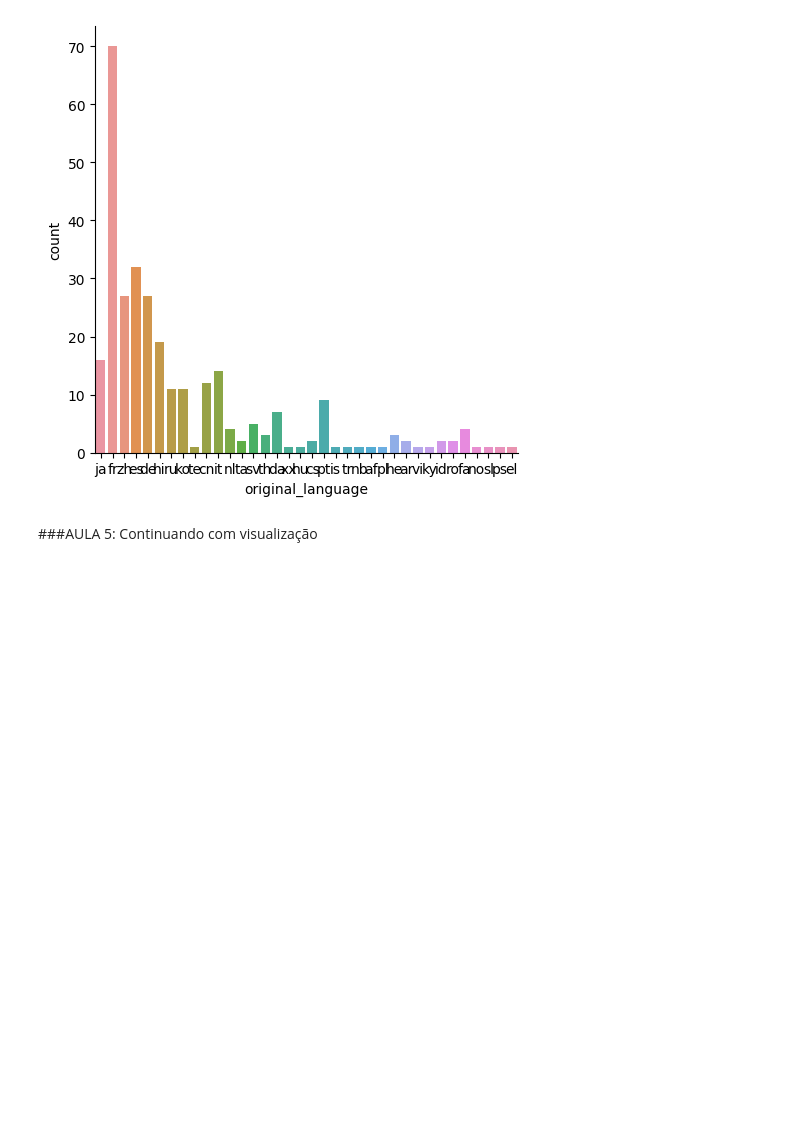
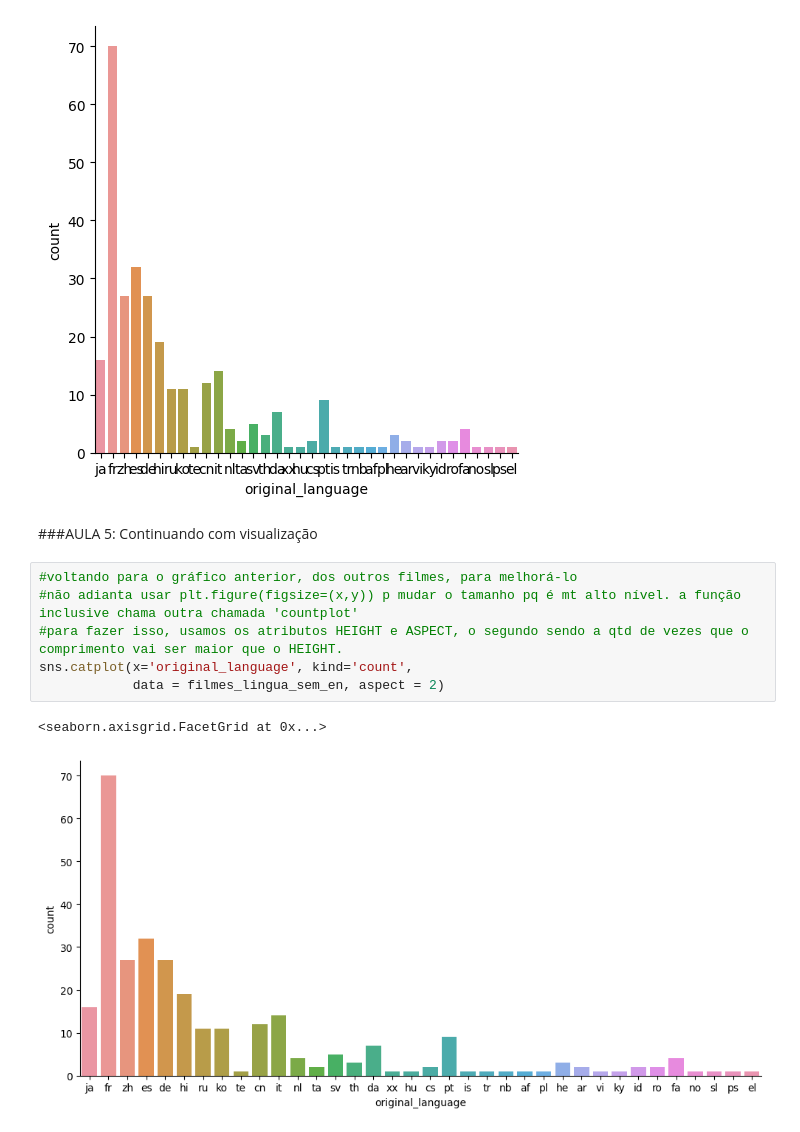
Before and after one commit to viegasgr/introDS, a Jupyter notebook: IntroDS_alura.ipynb, the cells around one changed output. Cells and saved outputs as stored; diff of their text form; blank space fills up the shorter version.

```diff
--- a/IntroDS_alura.ipynb
+++ b/IntroDS_alura.ipynb
@@ -316,3 +316,12 @@ sns.catplot(x='original_language', kind='count', data = filmes_lingua_sem_en)
 [figure]
 # %% [markdown]
 ###AULA 5: Continuando com visualização
+# %%
+#voltando para o gráfico anterior, dos outros filmes, para melhorá-lo
+#não adianta usar plt.figure(figsize=(x,y)) p mudar o tamanho pq é mt alto nível. a função inclusive chama outra chamada 'countplot'
+#para fazer isso, usamos os atributos HEIGHT e ASPECT, o segundo sendo a qtd de vezes que o comprimento vai ser maior que o HEIGHT.
+sns.catplot(x='original_language', kind='count',
+            data = filmes_lingua_sem_en, aspect = 2)
+# %% [output]
+<seaborn.axisgrid.FacetGrid at 0x...>
+[figure, added]
```
Also changed, not shown: parts of 1 cell of this notebook.
